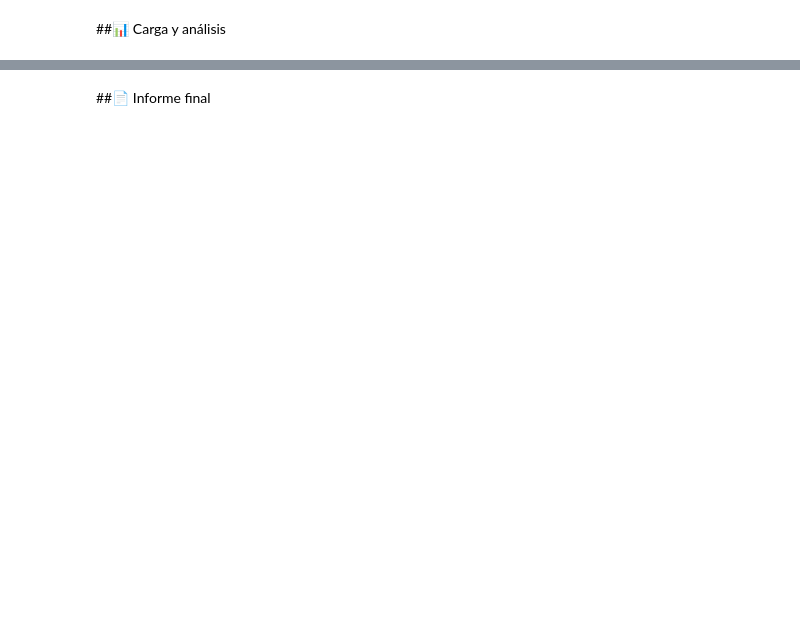
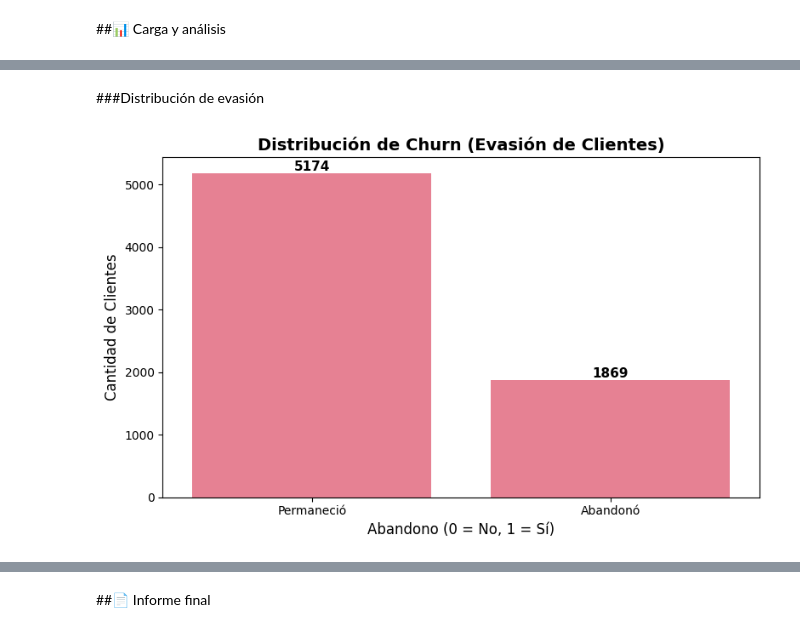
Before and after one commit to AenimaLabs/TelecomX, a Jupyter notebook: TelecomX.ipynb, the cells around one changed output, grey strips where cells are left out. Cells and saved outputs as stored; diff of their text form; code cells hidden in the pictures; blank space fills up the shorter version.

```diff
--- a/TelecomX.ipynb
+++ b/TelecomX.ipynb
@@ -388,0 +460,8 @@ dtype: object
+# %%
+# Verificar que no hay duplicados
+assert not df['ID_Cliente'].duplicated().any(), "Hay ID_Cliente duplicados"
+
+# Establecer como índice
+df = df.set_index('ID_Cliente')
+
+print(f"DataFrame con índice personalizado: {df.index.name}")
@@ -390,0 +636,25 @@ dtype: object
+# %% [markdown]
+###Distribución de evasión
+# %%
+import matplotlib.pyplot as plt
+import seaborn as sns
+
+# Configuración básica de estilo
+plt.style.use('default')  # Puedes usar 'seaborn' si prefieres
+sns.set_palette("husl")
+# %%
+plt.figure(figsize=(8, 5))
+sns.countplot(data=df, x='Abandono')
+plt.title('Distribución de Churn (Evasión de Clientes)', fontsize=14, fontweight='bold')
+plt.xlabel('Abandono (0 = No, 1 = Sí)', fontsize=12)
+plt.ylabel('Cantidad de Clientes', fontsize=12)
+plt.xticks([0, 1], ['Permaneció', 'Abandonó'])
+
+# Añadir etiquetas de valor encima de las barras
+for i, count in enumerate(df['Abandono'].value_counts().sort_index()):
+    plt.text(i, count + 10, str(count), ha='center', va='bottom', fontsize=11, fontweight='bold')
+
+plt.tight_layout()
+plt.show()
+# %% [output]
+[figure, added]
```
Also changed, not shown: parts of 15 cells of this notebook.
